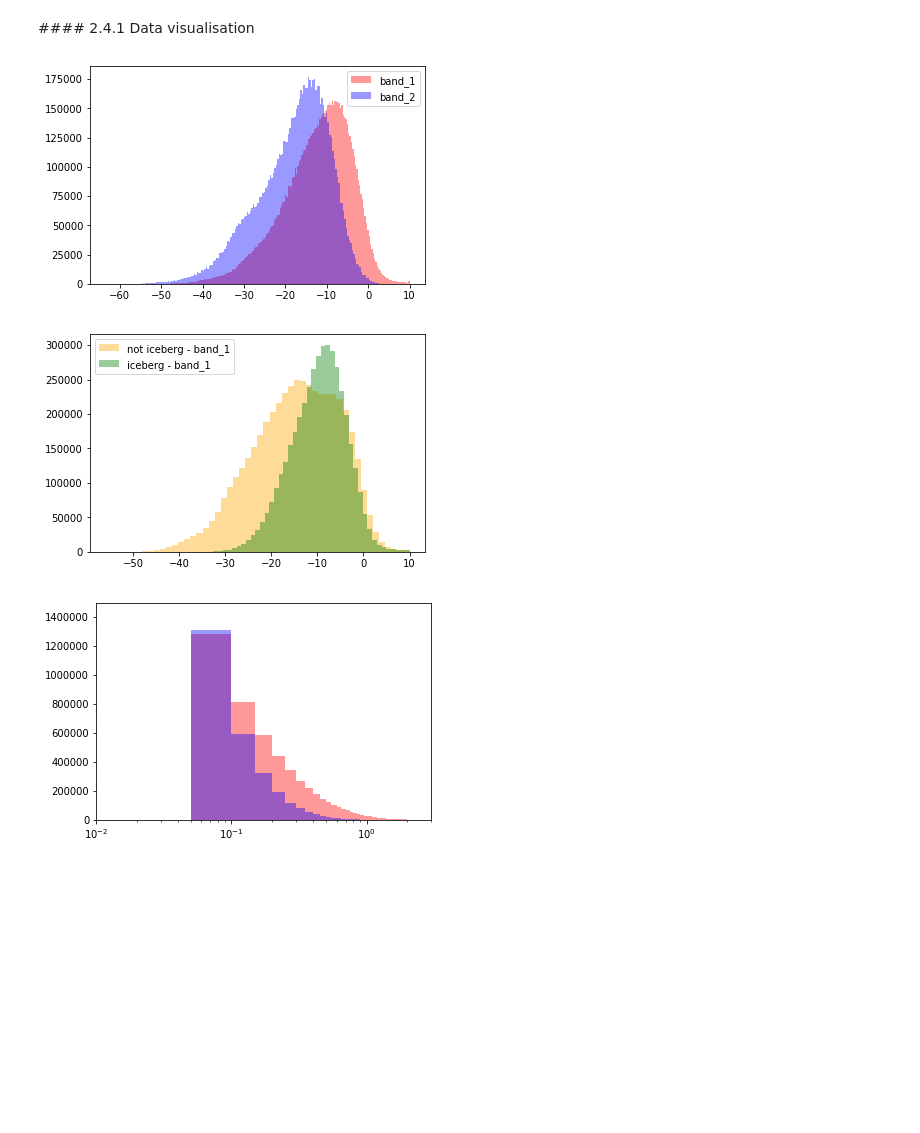
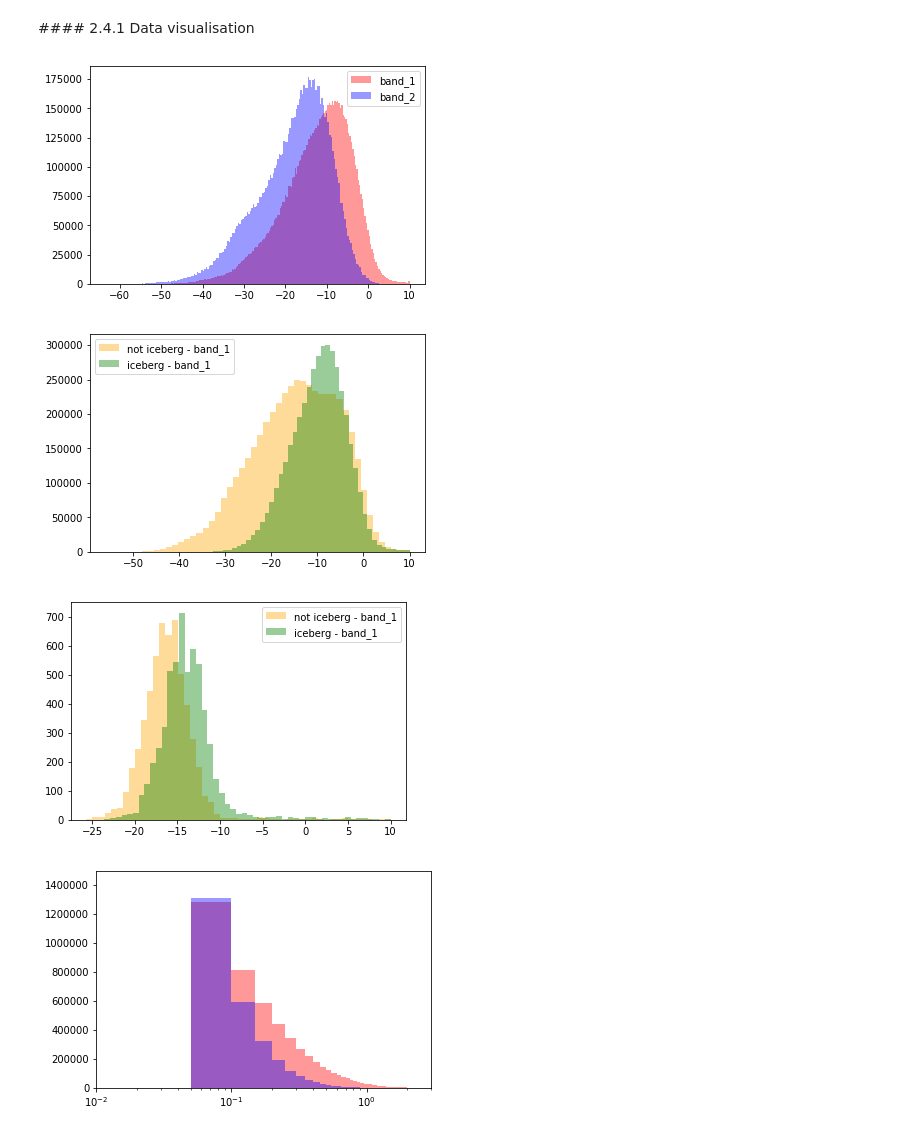
Before and after one commit to MarekKZielinski/Statoil-C-CORE-Iceberg-Classifier-Challenge, a Jupyter notebook: Iceberg-notebook-volta.ipynb, the cells around one changed output. Drawn from its saved outputs; the diff is of its cells as text; code cells hidden in the pictures; blank space fills up the shorter version.

```diff
--- a/Iceberg-notebook-volta.ipynb
+++ b/Iceberg-notebook-volta.ipynb
@@ -177,7 +177,8 @@ def get_bands(train_df):
     band_1_t = np.where(band_1_t > 0.01, band_1_t, 0)
     band_2_t = np.where(band_2_t > 0.01, band_2_t, 0)
     band_3 = band_1_t - band_2_t
-    X = np.stack((band_1,band_2,band_1_t,band_2_t),axis=3)
+    #X = np.stack((band_1,band_2,band_1_t,band_2_t),axis=3)
+    X = np.stack((band_1,band_2),axis=3)
 
     return band_1, band_2, band_1_t, band_2_t, band_3, X
 # %%
@@ -206,18 +207,26 @@ y_angle.head()
 # %%
 plt.hist(band_1.flatten(), bins=200, color="red", alpha=0.4, label='band_1')
 plt.hist(band_2.flatten(), bins=200, color="blue", alpha=0.4, label='band_2')
 plt.legend()
 plt.show()
 
 plt.hist(band_1[train_df[train_df['is_iceberg']==0].index].flatten(), bins=50, color="orange", alpha=0.4,
          label='not iceberg - band_1')
 plt.hist(band_1[train_df[train_df['is_iceberg']==1].index].flatten(), bins=50, color="green", alpha=0.4,
          label='iceberg - band_1')
 plt.legend()
 plt.show()
+
+plt.hist(band_1[train_df[train_df['is_iceberg']==0].index[1]].flatten(), bins=50, color="orange", alpha=0.4,
+         label='not iceberg - band_1')
+plt.hist(band_1[train_df[train_df['is_iceberg']==1].index[1]].flatten(), bins=50, color="green", alpha=0.4,
+         label='iceberg - band_1')
+plt.legend()
+plt.show()
 # %% [output]
 [figure]
 [figure]
+[figure, added]
 # %%
 plt.hist(band_1_t.flatten(),bins=200, color="red", alpha=0.4)
 plt.hist(band_2_t.flatten(),bins=200, color="blue", alpha=0.4)
```
Also changed, not shown: parts of 16 cells of this notebook, 2 other files.
